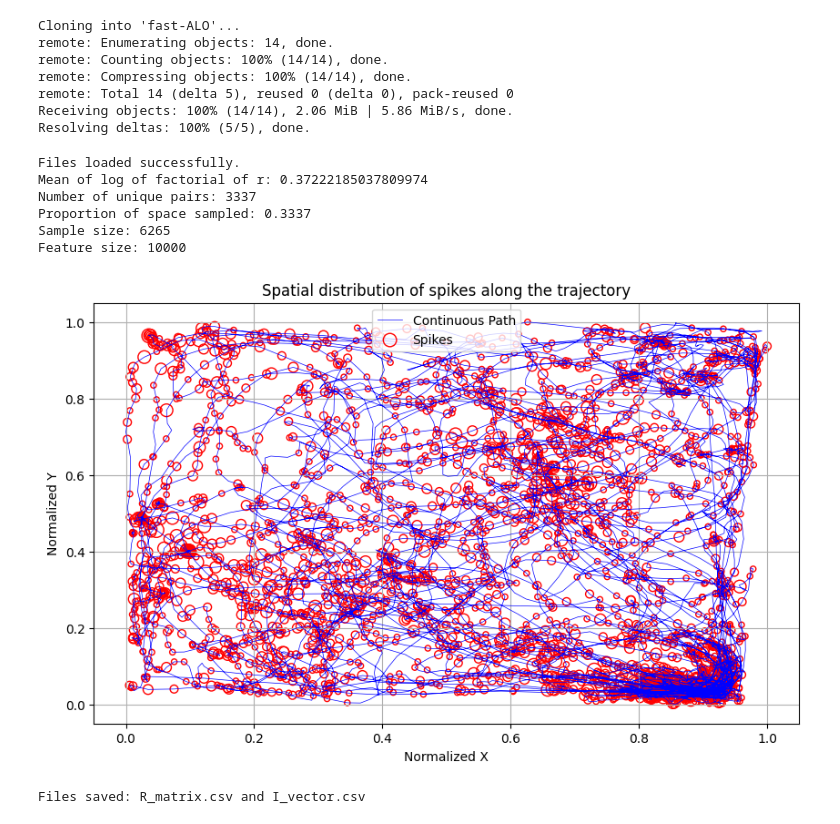
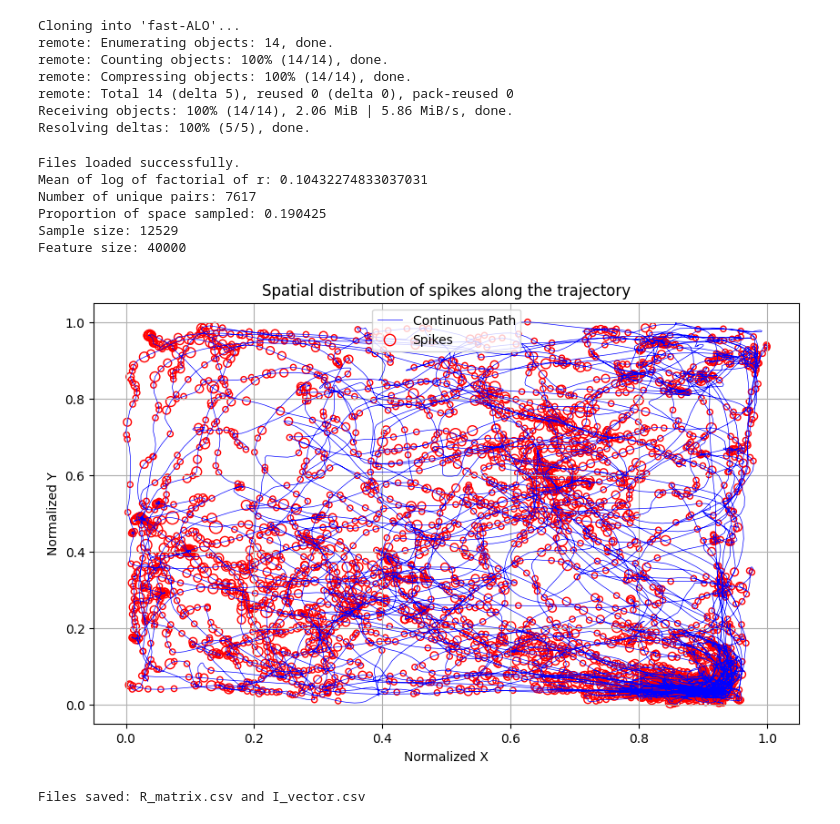
Before and after one commit to RahnamaRad/fast-ALO, a Jupyter notebook: neural_data.ipynb, the cells around one changed output. Saved outputs shown, nothing was run; the diff lists cells and outputs as text; code cells hidden in the pictures.

```diff
--- a/neural_data.ipynb
+++ b/neural_data.ipynb
@@ -55,7 +55,7 @@ cellTS = data['cellTS'].flatten()
 cellTS = cellTS[cellTS < np.max(post)]
 
 # Interpolation setup
-dt = 0.2
+dt = 0.1
 time = np.arange(np.min(post), np.max(post), dt)
 interp_x = interp1d(post, posx, kind='linear', fill_value='extrapolate')
 interp_y = interp1d(post, posy, kind='linear', fill_value='extrapolate')
@@ -68,7 +68,7 @@ x_ = (x_ - np.min(x_)) / (np.max(x_) - np.min(x_))
 y_ = (y_ - np.min(y_)) / (np.max(y_) - np.min(y_))
 
 # Discretize
-n = int(np.ceil(500 * dt))
+n = int(np.ceil(20 / dt))
 x = np.ceil(x_ * n).astype(int)
 y = np.ceil(y_ * n).astype(int)
 x = np.clip(x, 1, n) - 1
@@ -155,39 +155,39 @@ D = D.tocsr()
 plt.figure(figsize=(10, 6))
 
 # Plot the continuous path with a thinner blue line
 plt.plot(x_, y_, 'b-', label='Continuous Path', linewidth=0.5)  # Thinner blue line
 
 # Add red circles for spikes
 spike_indices = np.where(r > 0)[0]
 # Scale the sizes of the circles based on the spike counts, multiplying by a factor for visibility
 sizes = r[spike_indices] * 20  # Scale factor can be adjusted as needed
 plt.scatter(x_[spike_indices], y_[spike_indices], facecolors='none', edgecolors='r', s=sizes, label='Spikes')
 
 # Adding labels and legend
 plt.title('Spatial distribution of spikes along the trajectory')
 plt.xlabel('Normalized X')
 plt.ylabel('Normalized Y')
 plt.legend()
 plt.grid(True)  # Adds a grid for easier visualization
 
 # Display the plot
 plt.show()
 
 # Save the plot image as PNG
 #plot_filename = 'spatial_distribution_of_spikes.png'
 #plt.savefig(plot_filename, format='png')
 
 # Alternatively, you can try saving it in a different format like JPEG or PDF
 #plt.savefig('spatial_distribution_of_spikes.jpg', format='jpg')
 #plt.savefig('spatial_distribution_of_spikes.pdf', format='pdf')
 # %% [output]
 Files loaded successfully.
-Mean of log of factorial of r: 0.37222185037809974
-Number of unique pairs: 3337
-Proportion of space sampled: 0.3337
-Sample size: 6265
-Feature size: 10000
+Mean of log of factorial of r: 0.10432274833037031
+Number of unique pairs: 7617
+Proportion of space sampled: 0.190425
+Sample size: 12529
+Feature size: 40000
-[figure, old version]
+[figure, new version]
 # %%
 import numpy as np
 import pandas as pd
```
Also changed, not shown: parts of 6 cells of this notebook.
